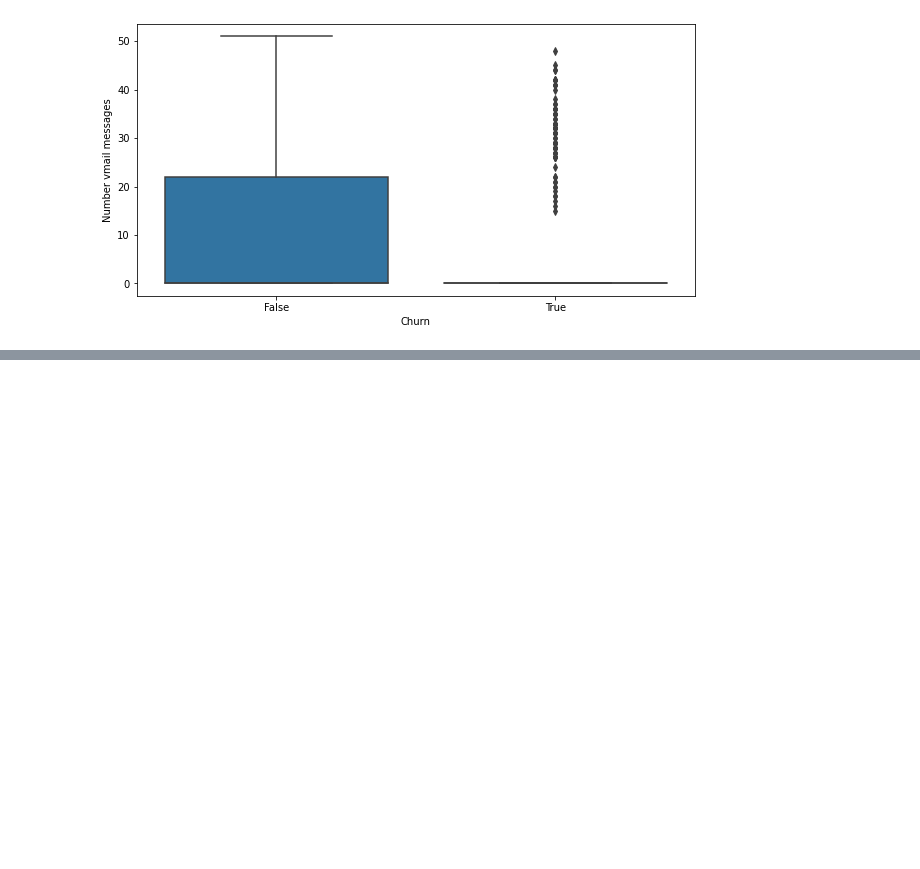
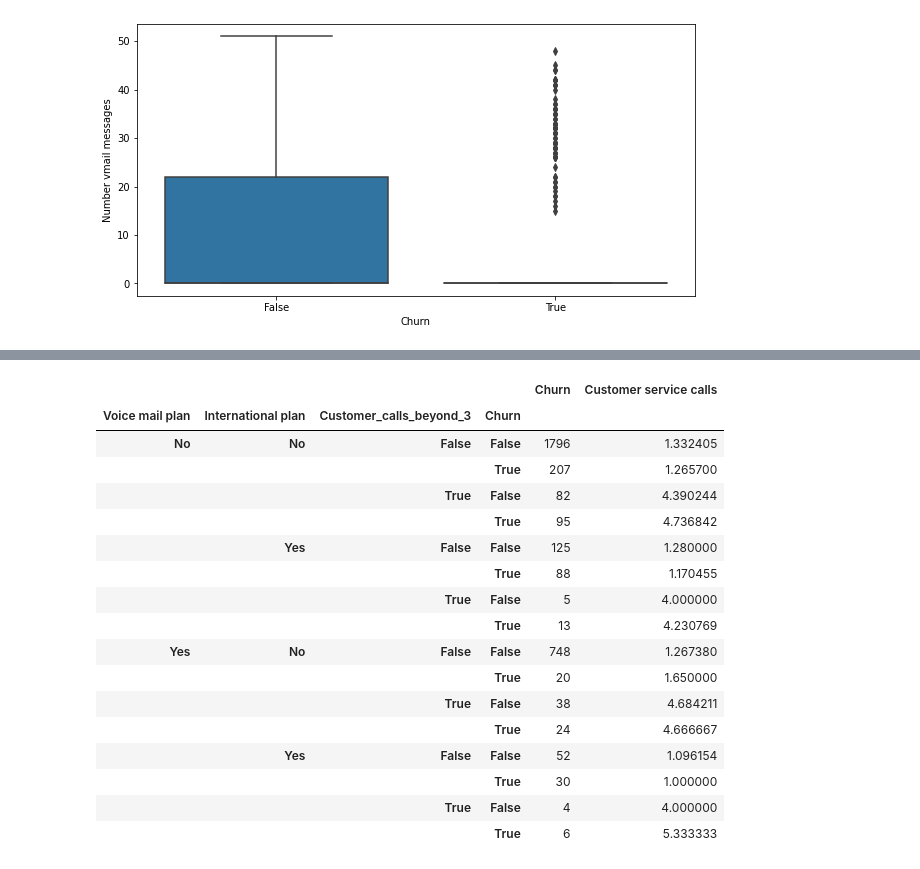
Before and after one commit to ankitbittu/Telecom-Churn-Analysis, a Jupyter notebook: Copy_of_Telecom_Churn_Analysis_Capstone_Project.ipynb, the cells around one changed output, grey strips where cells are left out. Cells and saved outputs as stored; diff of their text form; code cells hidden in the pictures; blank space fills up the shorter version.

```diff
--- a/Copy_of_Telecom_Churn_Analysis_Capstone_Project.ipynb
+++ b/Copy_of_Telecom_Churn_Analysis_Capstone_Project.ipynb
@@ -243,0 +344,2 @@ pd.crosstab(telecom_df['State'], telecom_df['Churn'])
+# %%
+telecom_df['Customer_calls_beyond_3'] = (telecom_df['Customer service calls'] > 3)
@@ -243,0 +383,21 @@ pd.crosstab(telecom_df['State'], telecom_df['Churn'])
+# %%
+telecom_df.groupby([ 'Voice mail plan', 'International plan', 'Customer_calls_beyond_3','Churn']).agg({'Churn':'count','Customer service calls': np.mean})
+# %% [output]
+|  |  |  |  | Churn | Customer service calls |
+| Voice mail plan | International plan | Customer_calls_beyond_3 | Churn |  |  |
+| No | No | False | False | 1796 | 1.332405 |
+|  |  |  | True | 207 | 1.265700 |
+|  |  | True | False | 82 | 4.390244 |
+|  |  |  | True | 95 | 4.736842 |
+|  | Yes | False | False | 125 | 1.280000 |
+|  |  |  | True | 88 | 1.170455 |
+|  |  | True | False | 5 | 4.000000 |
+|  |  |  | True | 13 | 4.230769 |
+| Yes | No | False | False | 748 | 1.267380 |
+|  |  |  | True | 20 | 1.650000 |
+|  |  | True | False | 38 | 4.684211 |
+|  |  |  | True | 24 | 4.666667 |
+|  | Yes | False | False | 52 | 1.096154 |
+|  |  |  | True | 30 | 1.000000 |
+|  |  | True | False | 4 | 4.000000 |
+|  |  |  | True | 6 | 5.333333 |
```
Also changed, not shown: parts of 18 cells of this notebook.
